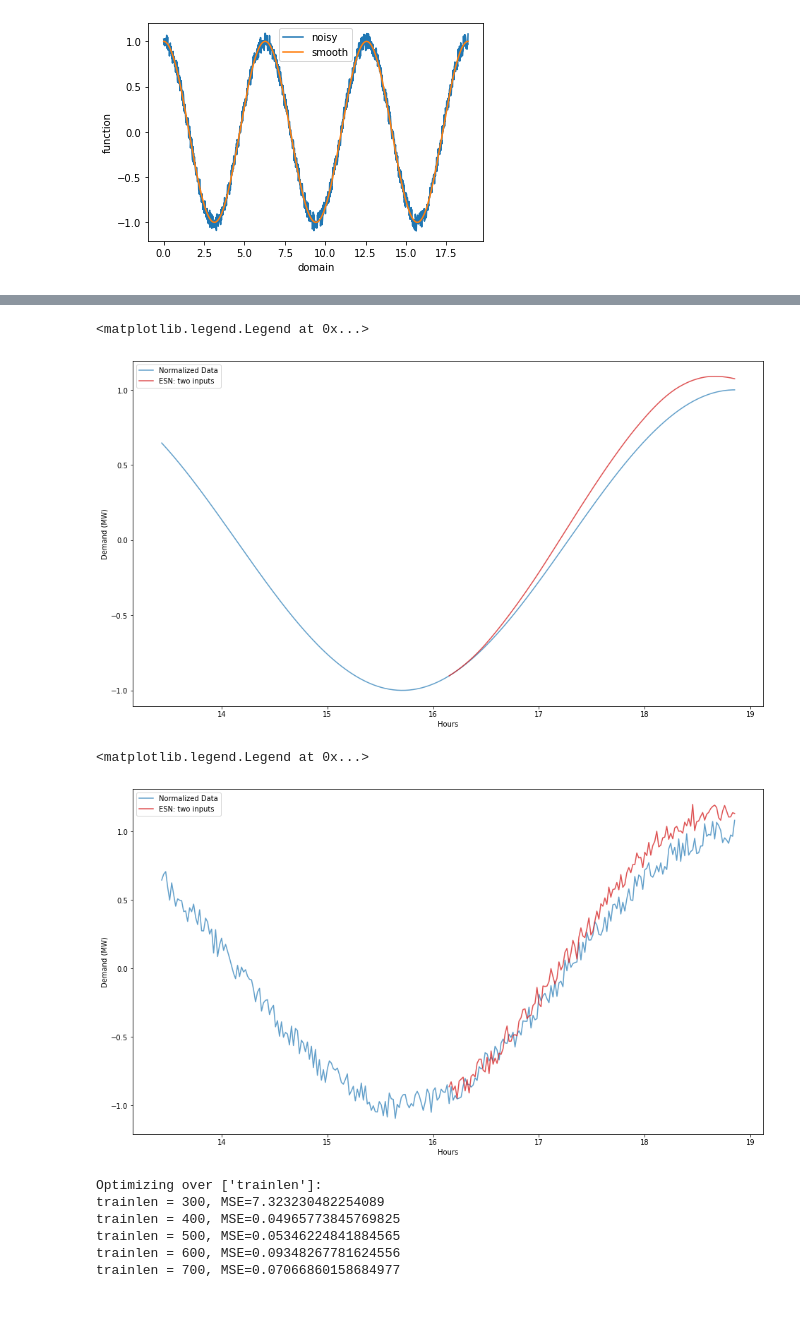
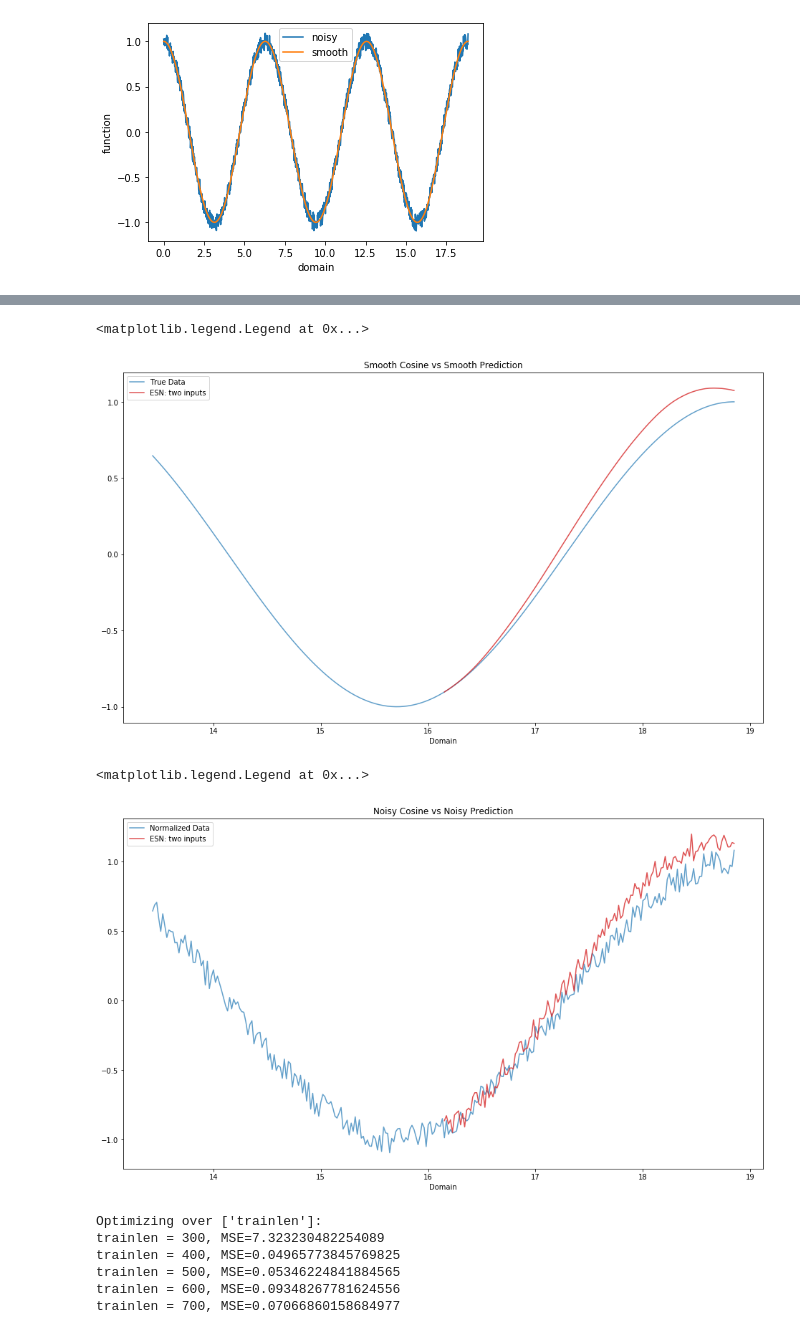
Before and after one commit to arfc/cairo, a Jupyter notebook: cosine_example.ipynb, the cells around one changed output, grey strips where cells are left out. Drawn from its saved outputs; the diff is of its cells as text; code cells hidden in the pictures.

```diff
--- a/cosine_example.ipynb
+++ b/cosine_example.ipynb
@@ -57,29 +54,25 @@ plt.legend()
 pred2 = esn_prediction(X_in.T, params)
 # %%
 plt.figure(figsize=(16,9))
-plt.ylabel("Demand (MW)")
-plt.xlabel("Hours")
-# plt.suptitle("UIUC Demand Prediction with ESN: Trained with Solar Angle",fontsize=21)
-# plt.title(f"reservoir: {n_reservoir} nodes, noise: {noise}, spectral radius:{spectral_radius}, sparsity:{sparsity*100}% connected")
+plt.title("Smooth Cosine vs Smooth Prediction")
+plt.xlabel("Domain")
 plt.plot(t[-2*futureTotal:],
          smooth_cos[-2*futureTotal:],
-         'b',label="Normalized Data",
+         'b',label="True Data",
          alpha=0.7,
          color='tab:blue')
 plt.plot(t[-futureTotal:], pred2.T[1],  alpha=0.8,
          label='ESN: two inputs',
          color='tab:red',
          linestyle='-')
 plt.legend()
 # %% [output]
 <matplotlib.legend.Legend at 0x...>
-[figure, old version]
+[figure, new version]
 # %%
 plt.figure(figsize=(16,9))
-plt.ylabel("Demand (MW)")
-plt.xlabel("Hours")
-# plt.suptitle("UIUC Demand Prediction with ESN: Trained with Solar Angle",fontsize=21)
-# plt.title(f"reservoir: {n_reservoir} nodes, noise: {noise}, spectral radius:{spectral_radius}, sparsity:{sparsity*100}% connected")
+plt.xlabel("Domain")
+plt.title("Noisy Cosine vs Noisy Prediction")
 plt.plot(t[-2*futureTotal:],
          noisy_cos[-2*futureTotal:],
          'b',label="Normalized Data",
@@ -92,7 +85,7 @@ plt.plot(t[-futureTotal:], pred2.T[0],  alpha=0.8,
 plt.legend()
 # %% [output]
 <matplotlib.legend.Legend at 0x...>
-[figure, old version]
+[figure, new version]
 # %%
 trainingLengths = np.arange(300,800,100)
 loss_one = grid_optimizer(X_in.T,
```
Also changed, not shown: parts of 1 cell of this notebook.
